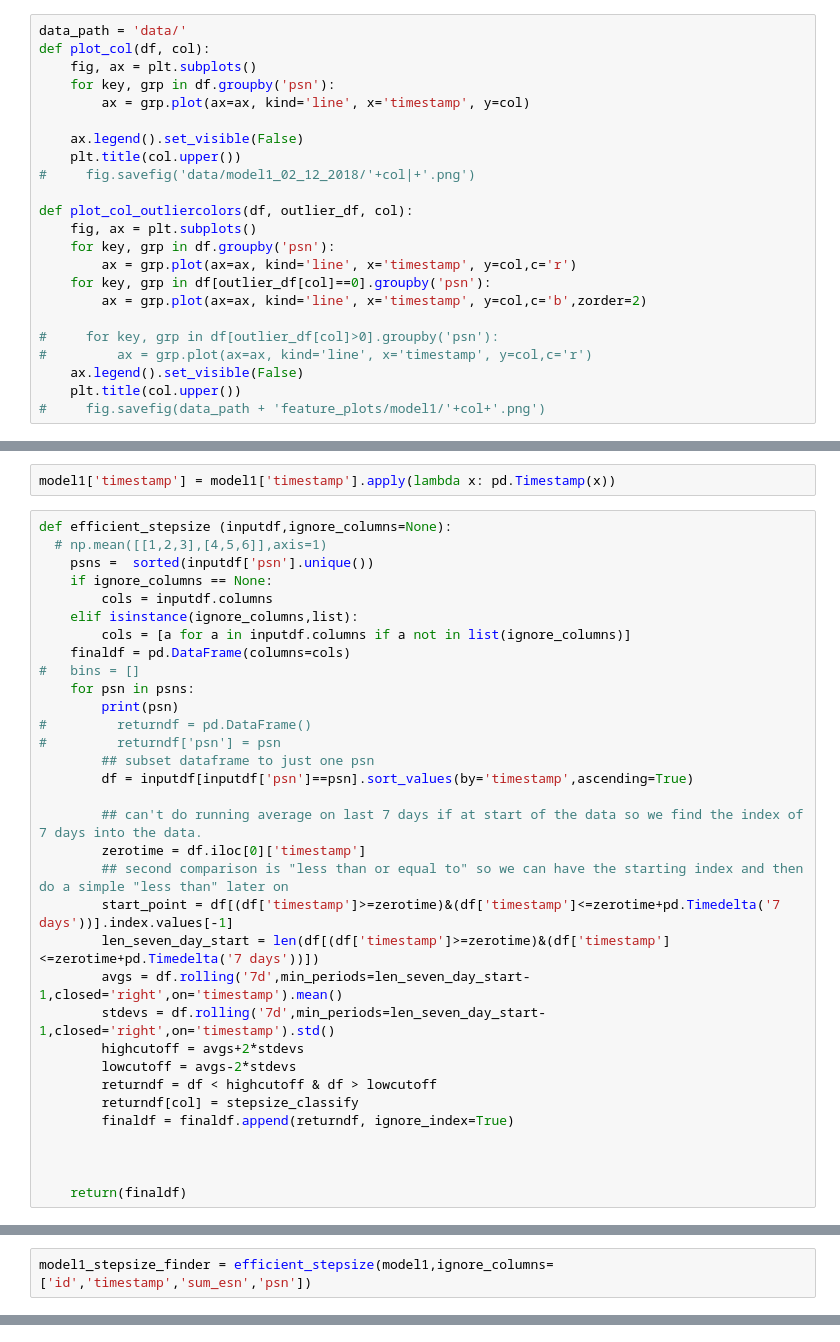
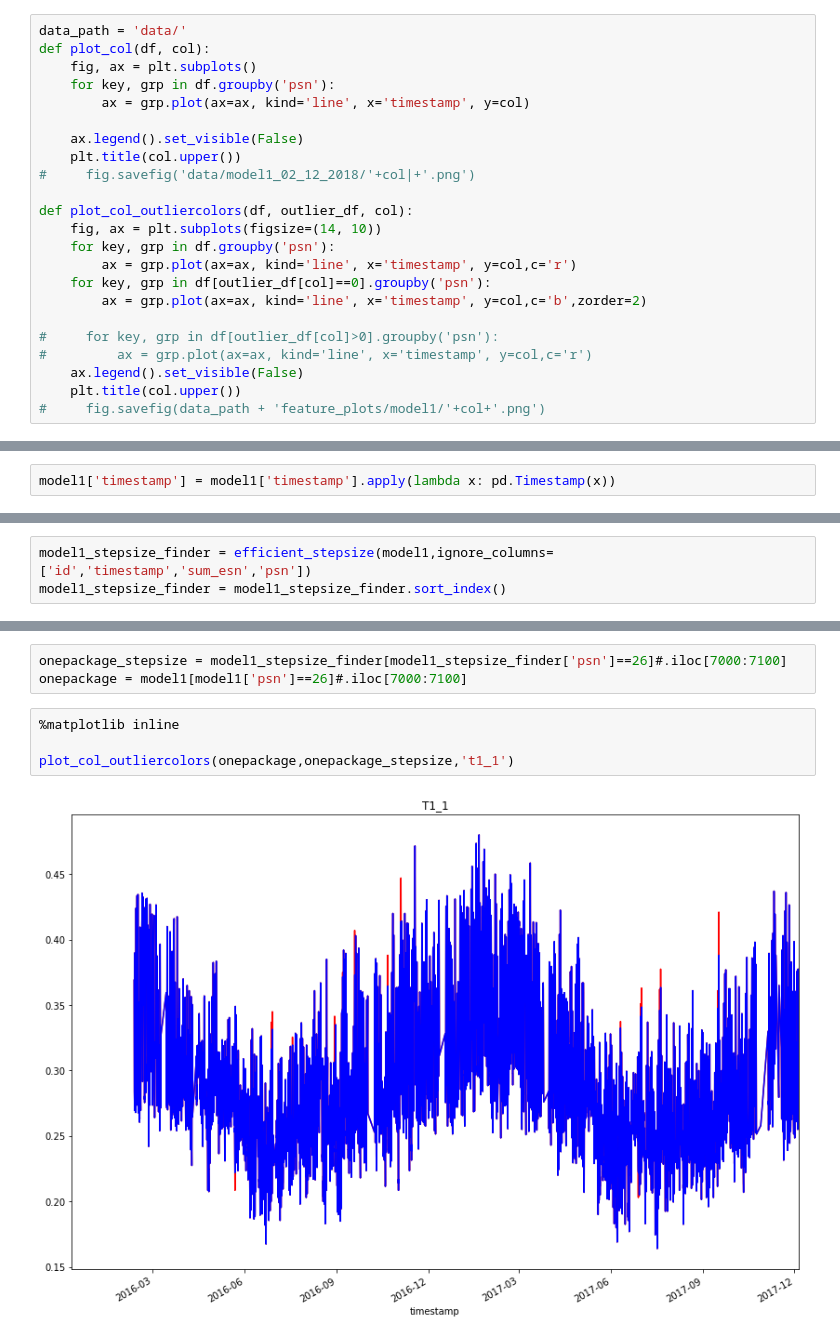
Before and after one commit to j-goldsmith/TurbineTimeSeries.EDA, a Jupyter notebook: eda/outliers_functions.ipynb, the cells around one changed output, grey strips where cells are left out. Drawn from its saved outputs; the diff is of its cells as text.

```diff
--- a/eda/outliers_functions.ipynb
+++ b/eda/outliers_functions.ipynb
@@ -216,7 +203,7 @@ def plot_col(df, col):
 #     fig.savefig('data/model1_02_12_2018/'+col|+'.png')
 
 def plot_col_outliercolors(df, outlier_df, col):
-    fig, ax = plt.subplots()
+    fig, ax = plt.subplots(figsize=(14, 10))
     for key, grp in df.groupby('psn'):
         ax = grp.plot(ax=ax, kind='line', x='timestamp', y=col,c='r')
     for key, grp in df[outlier_df[col]==0].groupby('psn'):
@@ -495,36 +483,3 @@ def stepsize_finder_bypsn(inputdf,ignore_columns = None):
   return(finaldf)
 # %%
 model1['timestamp'] = model1['timestamp'].apply(lambda x: pd.Timestamp(x))
-# %%
-def efficient_stepsize (inputdf,ignore_columns=None):
-  # np.mean([[1,2,3],[4,5,6]],axis=1)
-    psns =  sorted(inputdf['psn'].unique())
-    if ignore_columns == None:
-        cols = inputdf.columns
-    elif isinstance(ignore_columns,list):
-        cols = [a for a in inputdf.columns if a not in list(ignore_columns)]
-    finaldf = pd.DataFrame(columns=cols)
-#   bins = []
-    for psn in psns:
-        print(psn)
-#         returndf = pd.DataFrame()
-#         returndf['psn'] = psn
-        ## subset dataframe to just one psn
-        df = inputdf[inputdf['psn']==psn].sort_values(by='timestamp',ascending=True)
-
-        ## can't do running average on last 7 days if at start of the data so we find the index of 7 days into the data.
-        zerotime = df.iloc[0]['timestamp']
-        ## second comparison is "less than or equal to" so we can have the starting index and then do a simple "less than" later on
-        start_point = df[(df['timestamp']>=zerotime)&(df['timestamp']<=zerotime+pd.Timedelta('7 days'))].index.values[-1]
-        len_seven_day_start = len(df[(df['timestamp']>=zerotime)&(df['timestamp']<=zerotime+pd.Timedelta('7 days'))])
-        avgs = df.rolling('7d',min_periods=len_seven_day_start-1,closed='right',on='timestamp').mean()
-        stdevs = df.rolling('7d',min_periods=len_seven_day_start-1,closed='right',on='timestamp').std()
-        highcutoff = avgs+2*stdevs
-        lowcutoff = avgs-2*stdevs
-        returndf = df < highcutoff & df > lowcutoff
-        returndf[col] = stepsize_classify
-        finaldf = finaldf.append(returndf, ignore_index=True)
-
-
-
-    return(finaldf)
@@ -535,2 +550,3 @@ pandas._libs.tslib.Timestamp
 # %%
 model1_stepsize_finder = efficient_stepsize(model1,ignore_columns=['id','timestamp','sum_esn','psn'])
+model1_stepsize_finder = model1_stepsize_finder.sort_index()
@@ -624,0 +553,9 @@ onepsn.head()
+# %%
+onepackage_stepsize = model1_stepsize_finder[model1_stepsize_finder['psn']==26]#.iloc[7000:7100]
+onepackage = model1[model1['psn']==26]#.iloc[7000:7100]
+# %%
+%matplotlib inline
+
+plot_col_outliercolors(onepackage,onepackage_stepsize,'t1_1')
+# %% [output]
+[figure, added]
```
Also changed, not shown: parts of 23 cells of this notebook.
